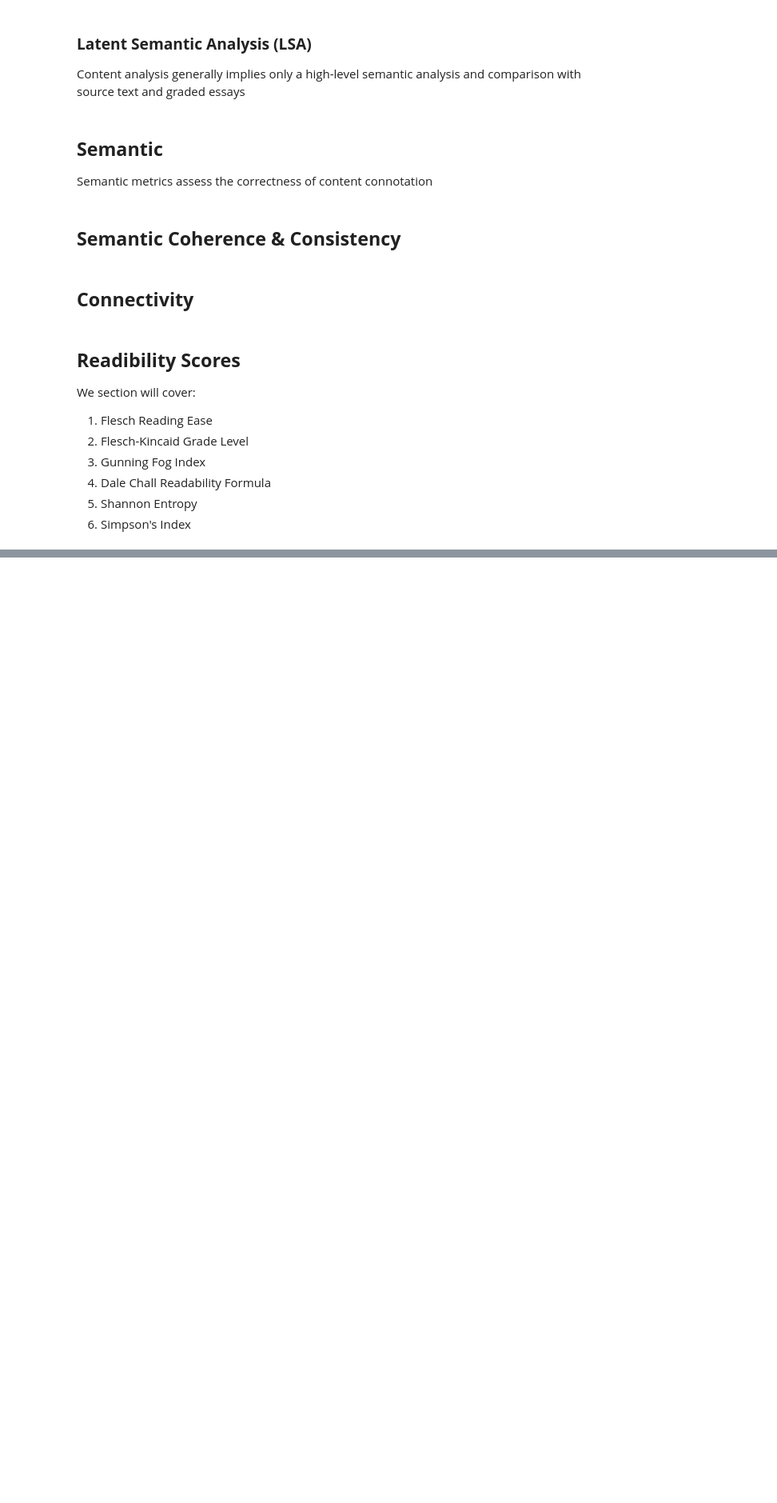
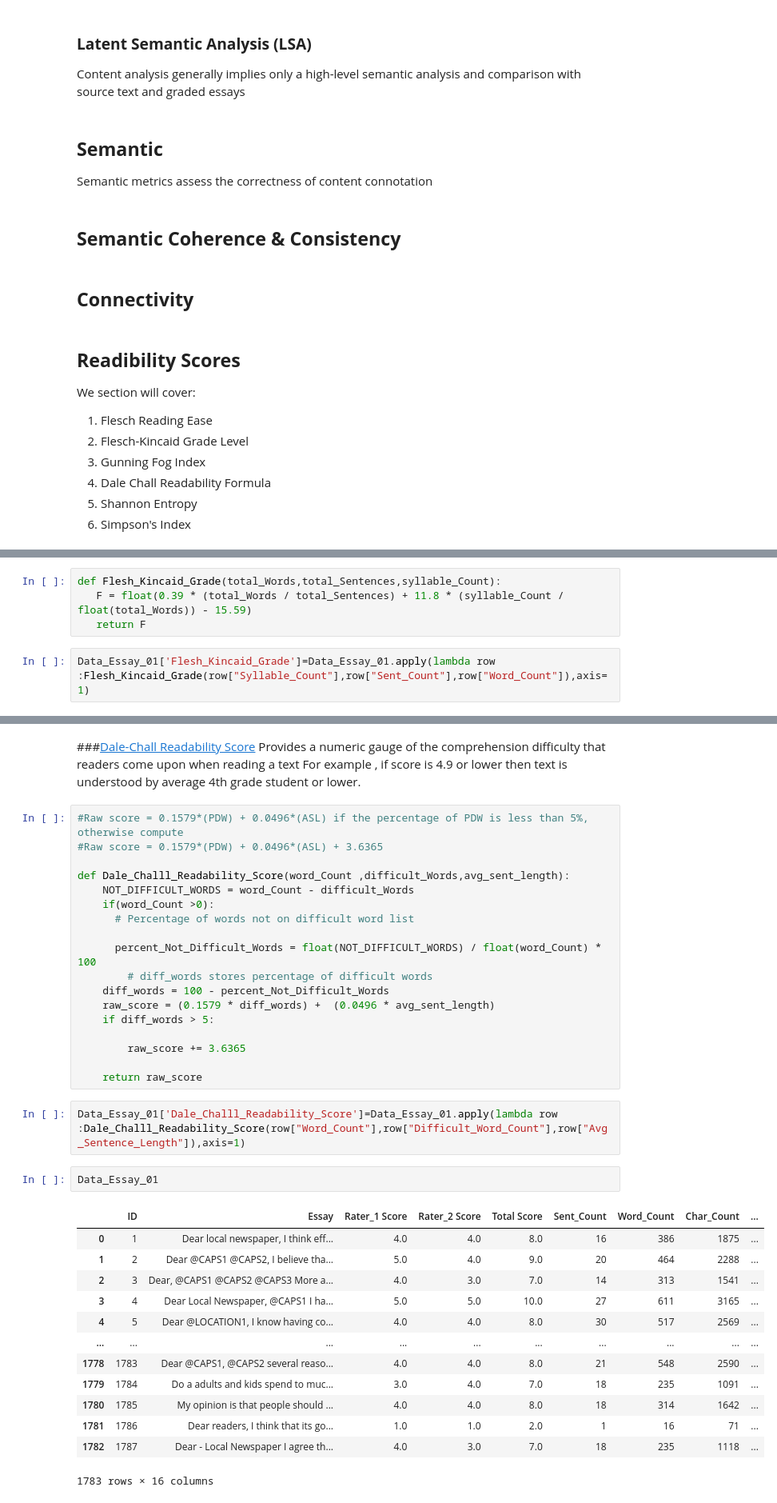
Before and after one commit to mustafabawany/IntelliTech, a Jupyter notebook: Feature_Engineering.ipynb, the cells around one changed output, grey strips where cells are left out. Shown at 80% size. Saved outputs shown, nothing was run; the diff lists cells and outputs as text; blank space fills up the shorter version.

Commit message:
Readability Scores

```diff
--- a/Feature_Engineering.ipynb
+++ b/Feature_Engineering.ipynb
@@ -668,0 +738,6 @@ for index, row in Data_Essay_01.iterrows():
+# %%
+def Flesh_Kincaid_Grade(total_Words,total_Sentences,syllable_Count):
+   F = float(0.39 * (total_Words / total_Sentences) + 11.8 * (syllable_Count / float(total_Words)) - 15.59)
+   return F
+# %%
+Data_Essay_01['Flesh_Kincaid_Grade']=Data_Essay_01.apply(lambda row :Flesh_Kincaid_Grade(row["Syllable_Count"],row["Sent_Count"],row["Word_Count"]),axis=1)
@@ -668,0 +748,40 @@ for index, row in Data_Essay_01.iterrows():
+# %% [markdown]
+###[Dale-Chall Readability Score](https://www.kaggle.com/code/fshenbayh/readability)
+    Provides a numeric gauge of the comprehension difficulty that readers come upon when reading a text
+    For example , if score is 4.9 or lower then text is understood by average 4th grade student or lower.
+# %%
+#Raw score = 0.1579*(PDW) + 0.0496*(ASL) if the percentage of PDW is less than 5%, otherwise compute
+#Raw score = 0.1579*(PDW) + 0.0496*(ASL) + 3.6365
+
+def Dale_Challl_Readability_Score(word_Count ,difficult_Words,avg_sent_length):
+    NOT_DIFFICULT_WORDS = word_Count - difficult_Words
+    if(word_Count >0):
+      # Percentage of words not on difficult word list
+
+      percent_Not_Difficult_Words = float(NOT_DIFFICULT_WORDS) / float(word_Count) * 100
+        # diff_words stores percentage of difficult words
+    diff_words = 100 - percent_Not_Difficult_Words
+    raw_score = (0.1579 * diff_words) +  (0.0496 * avg_sent_length)
+    if diff_words > 5:
+
+        raw_score += 3.6365
+
+    return raw_score
+# %%
+Data_Essay_01['Dale_Challl_Readability_Score']=Data_Essay_01.apply(lambda row :Dale_Challl_Readability_Score(row["Word_Count"],row["Difficult_Word_Count"],row["Avg_Sentence_Length"]),axis=1)
+# %%
+Data_Essay_01
+# %% [output]
+|  | ID | Essay | Rater_1 Score | Rater_2 Score | Total Score | Sent_Count | Word_Count | Char_Count | ... |
+| 0 | 1 | Dear local newspaper, I think eff... | 4.0 | 4.0 | 8.0 | 16 | 386 | 1875 | ... |
+| 1 | 2 | Dear @CAPS1 @CAPS2, I believe tha... | 5.0 | 4.0 | 9.0 | 20 | 464 | 2288 | ... |
+| 2 | 3 | Dear, @CAPS1 @CAPS2 @CAPS3 More a... | 4.0 | 3.0 | 7.0 | 14 | 313 | 1541 | ... |
+| 3 | 4 | Dear Local Newspaper, @CAPS1 I ha... | 5.0 | 5.0 | 10.0 | 27 | 611 | 3165 | ... |
+| 4 | 5 | Dear @LOCATION1, I know having co... | 4.0 | 4.0 | 8.0 | 30 | 517 | 2569 | ... |
+| ... | ... | ... | ... | ... | ... | ... | ... | ... | ... |
+| 1778 | 1783 | Dear @CAPS1, @CAPS2 several reaso... | 4.0 | 4.0 | 8.0 | 21 | 548 | 2590 | ... |
+| 1779 | 1784 | Do a adults and kids spend to muc... | 3.0 | 4.0 | 7.0 | 18 | 235 | 1091 | ... |
+| 1780 | 1785 | My opinion is that people should ... | 4.0 | 4.0 | 8.0 | 18 | 314 | 1642 | ... |
+| 1781 | 1786 | Dear readers, I think that its go... | 1.0 | 1.0 | 2.0 | 1 | 16 | 71 | ... |
+| 1782 | 1787 | Dear - Local Newspaper I agree th... | 4.0 | 3.0 | 7.0 | 18 | 235 | 1118 | ... |
+1783 rows × 16 columns
```
Also changed, not shown: parts of 24 cells of this notebook.
